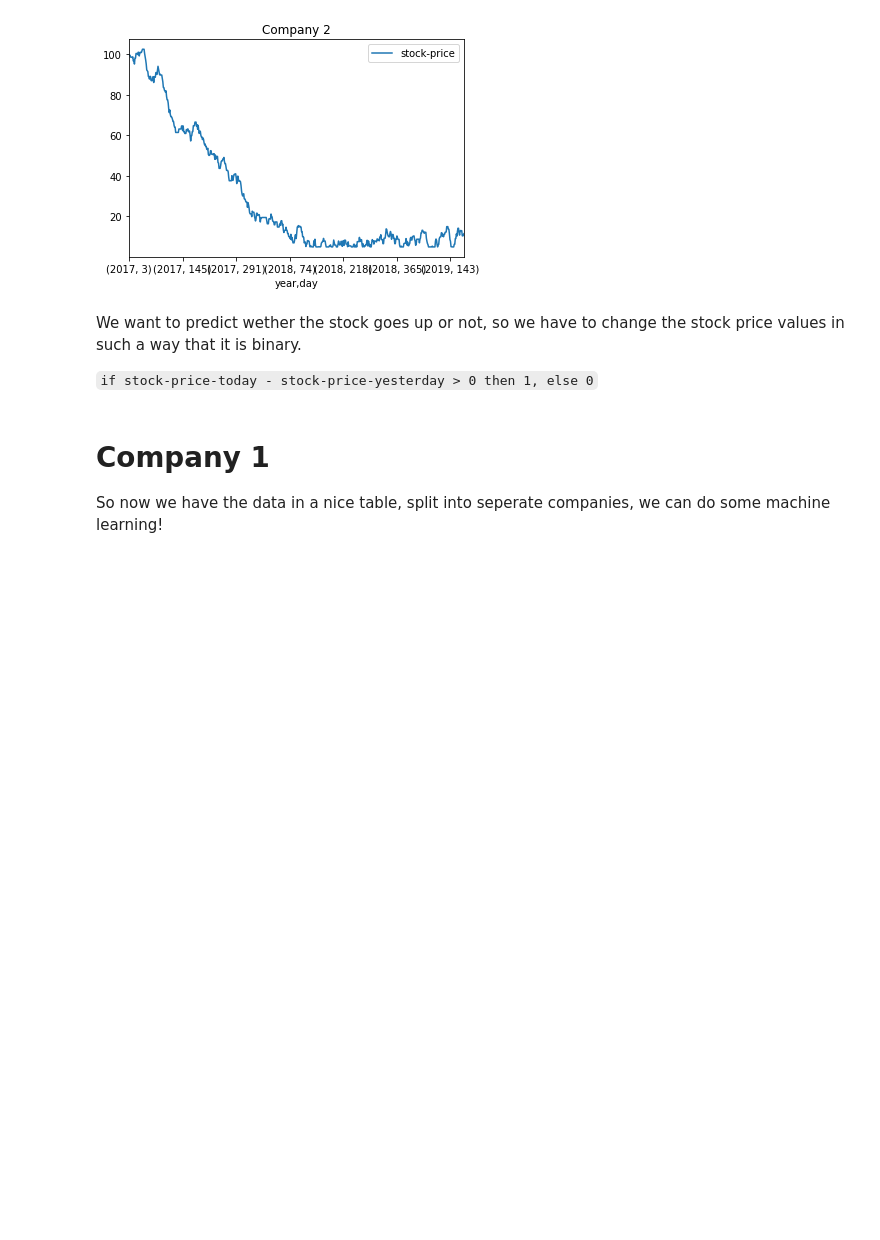
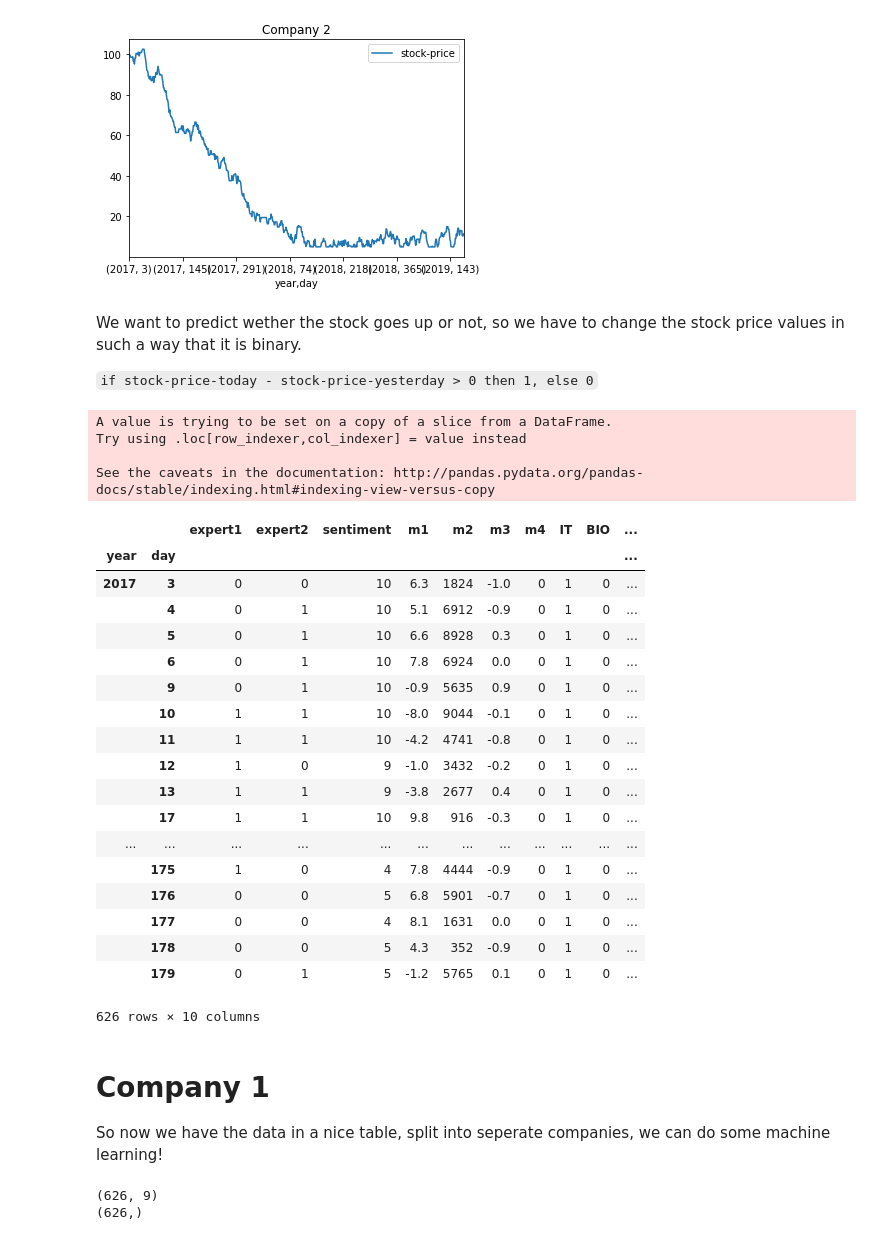
Before and after one commit to Abeldewit/BeatTheMarket, a Jupyter notebook: DLAssignment1.ipynb, the cells around one changed output. Saved outputs shown, nothing was run; the diff lists cells and outputs as text; code cells hidden in the pictures; blank space fills up the shorter version.

```diff
--- a/DLAssignment1.ipynb
+++ b/DLAssignment1.ipynb
@@ -65,6 +65,35 @@ del company_2['quarter']
 We want to predict wether the stock goes up or not, so we have to change the stock price values in such a way that it is binary.
 
 `if stock-price-today - stock-price-yesterday > 0 then 1, else 0`
+# %%
+import numpy as np
+company_0['stock-price-binary'] = np.where(company_0['stock-price'] > company_0['stock-price'].shift(), 1, 0)
+del company_0['stock-price']
+company_0
+# %% [output]
+A value is trying to be set on a copy of a slice from a DataFrame.
+Try using .loc[row_indexer,col_indexer] = value instead
+
+See the caveats in the documentation: http://pandas.pydata.org/pandas-docs/stable/indexing.html#indexing-view-versus-copy
+|  |  | expert1 | expert2 | sentiment | m1 | m2 | m3 | m4 | IT | BIO | ... |
+| year | day |  |  |  |  |  |  |  |  |  | ... |
+| 2017 | 3 | 0 | 0 | 10 | 6.3 | 1824 | -1.0 | 0 | 1 | 0 | ... |
+|  | 4 | 0 | 1 | 10 | 5.1 | 6912 | -0.9 | 0 | 1 | 0 | ... |
+|  | 5 | 0 | 1 | 10 | 6.6 | 8928 | 0.3 | 0 | 1 | 0 | ... |
+|  | 6 | 0 | 1 | 10 | 7.8 | 6924 | 0.0 | 0 | 1 | 0 | ... |
+|  | 9 | 0 | 1 | 10 | -0.9 | 5635 | 0.9 | 0 | 1 | 0 | ... |
+|  | 10 | 1 | 1 | 10 | -8.0 | 9044 | -0.1 | 0 | 1 | 0 | ... |
+|  | 11 | 1 | 1 | 10 | -4.2 | 4741 | -0.8 | 0 | 1 | 0 | ... |
+|  | 12 | 1 | 0 | 9 | -1.0 | 3432 | -0.2 | 0 | 1 | 0 | ... |
+|  | 13 | 1 | 1 | 9 | -3.8 | 2677 | 0.4 | 0 | 1 | 0 | ... |
+|  | 17 | 1 | 1 | 10 | 9.8 | 916 | -0.3 | 0 | 1 | 0 | ... |
+| ... | ... | ... | ... | ... | ... | ... | ... | ... | ... | ... | ... |
+|  | 175 | 1 | 0 | 4 | 7.8 | 4444 | -0.9 | 0 | 1 | 0 | ... |
+|  | 176 | 0 | 0 | 5 | 6.8 | 5901 | -0.7 | 0 | 1 | 0 | ... |
+|  | 177 | 0 | 0 | 4 | 8.1 | 1631 | 0.0 | 0 | 1 | 0 | ... |
+|  | 178 | 0 | 0 | 5 | 4.3 | 352 | -0.9 | 0 | 1 | 0 | ... |
+|  | 179 | 0 | 1 | 5 | -1.2 | 5765 | 0.1 | 0 | 1 | 0 | ... |
+626 rows × 10 columns
 # %% [markdown]
 # Company 1
 
@@ -77,8 +106,8 @@ scaler = MinMaxScaler()
 scaled_0 = scaler.fit_transform(company_0)
 scaled_0 = pd.DataFrame(data=scaled_0, columns=company_0.columns)
 
-X = scaled_0.loc[:, scaled_0.columns != 'stock-price']
-y = scaled_0['stock-price']
+X = scaled_0.loc[:, scaled_0.columns != 'stock-price-binary']
+y = scaled_0['stock-price-binary']
 
 print(X.shape)
 print(y.shape)
@@ -86,3 +115,6 @@ print(y.shape)
 # Now we split the data
 from sklearn.model_selection import train_test_split
 X_train, X_test, y_train, y_test = train_test_split(X, y, test_size=0.8, shuffle=False)
+# %% [output]
+(626, 9)
+(626,)
```
Also changed, not shown: parts of 1 cell of this notebook, 2 other files.
